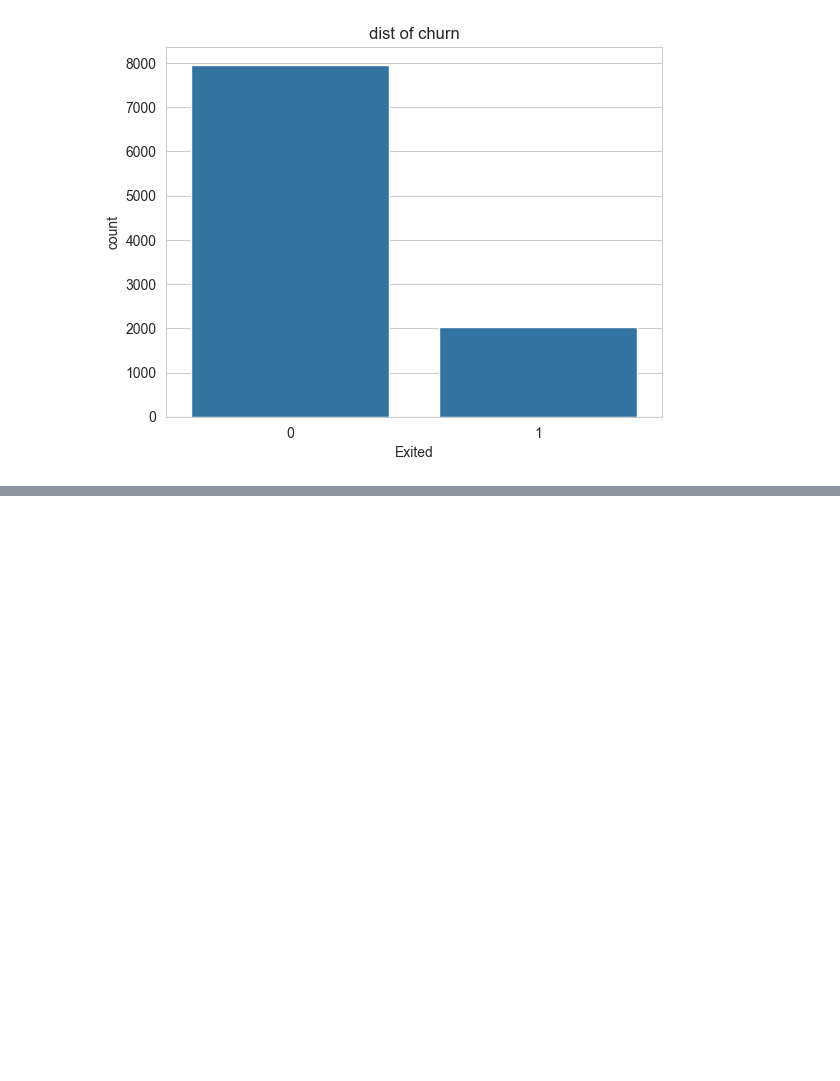
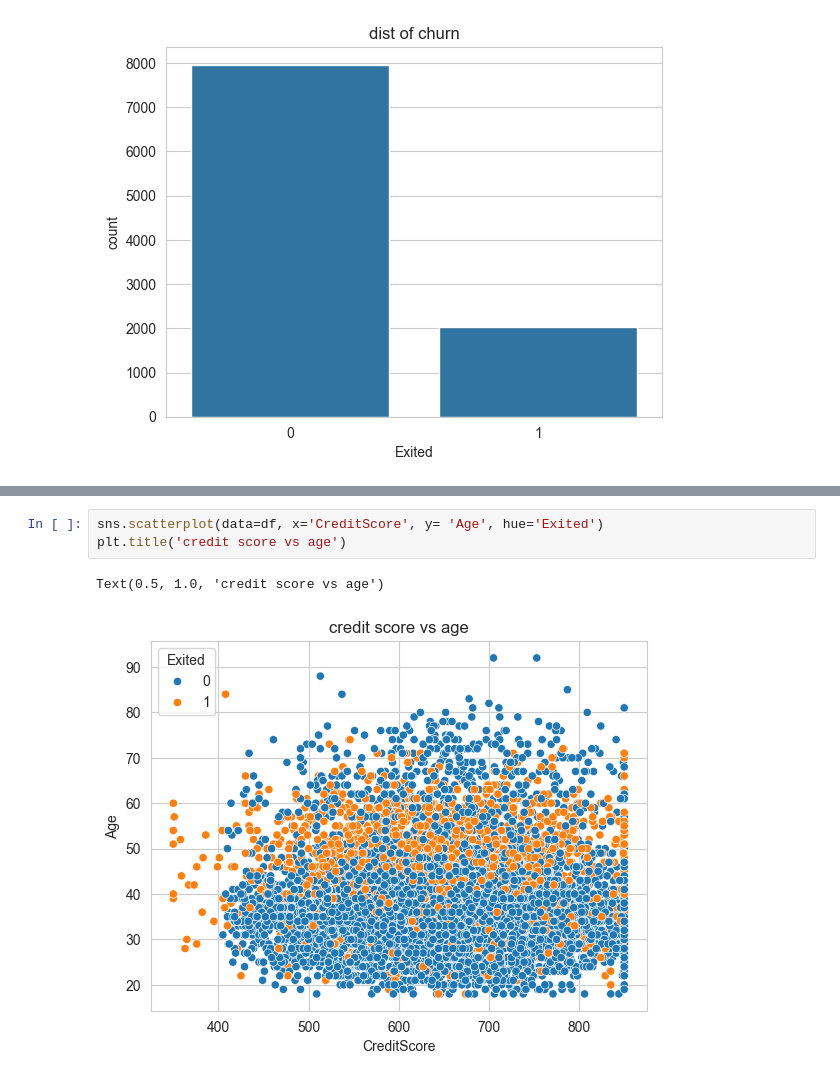
Before and after one commit to gustavogrijalba/churnproj, a Jupyter notebook: data/churn.ipynb, the cells around one changed output, grey strips where cells are left out. Drawn from its saved outputs; the diff is of its cells as text; blank space fills up the shorter version.

```diff
--- a/data/churn.ipynb
+++ b/data/churn.ipynb
@@ -35,0 +42,6 @@ Text(0.5, 1.0, 'dist of churn')
+# %%
+sns.scatterplot(data=df, x='CreditScore', y= 'Age', hue='Exited')
+plt.title('credit score vs age')
+# %% [output]
+Text(0.5, 1.0, 'credit score vs age')
+[figure, added]
```
Also changed, not shown: parts of 3 cells of this notebook.
